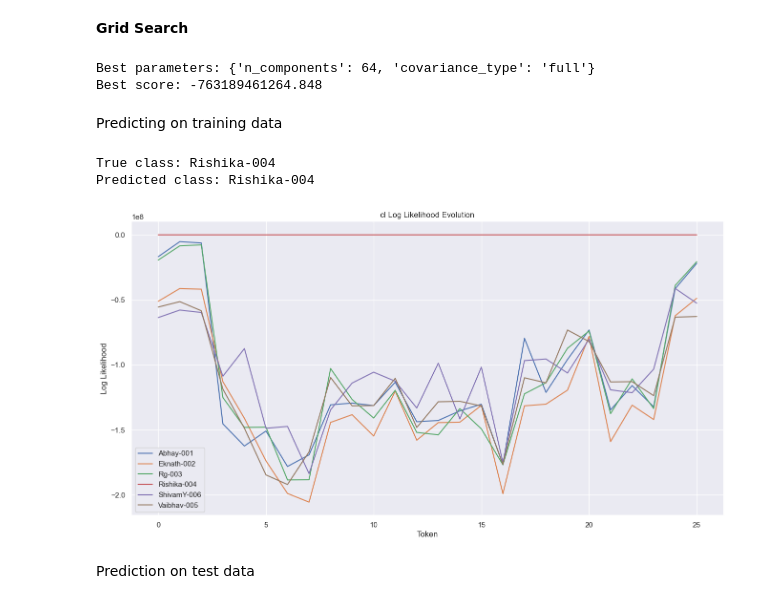
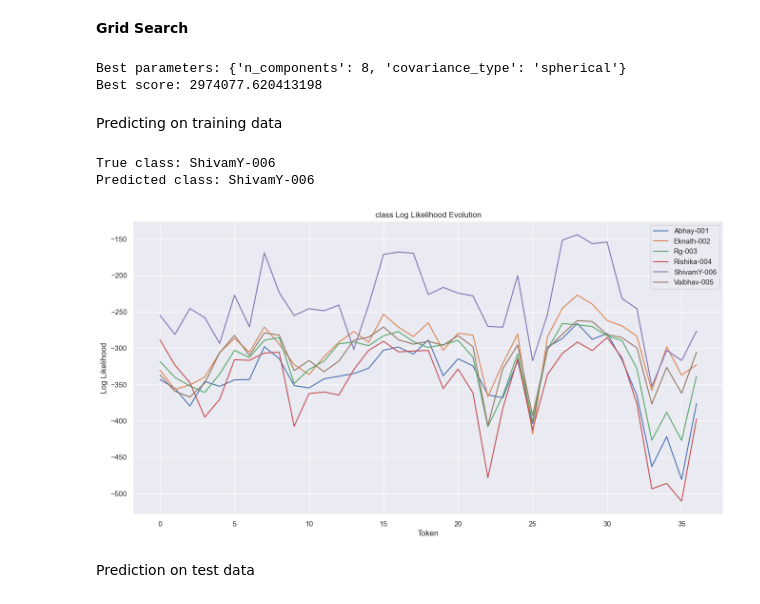
Before and after one commit to adityaprakash-work/DS403-Introduction-to-Statistical-Learning-IIT-Mandi, a Jupyter notebook: DS403_Assignment_4_B20001/Q2/code.ipynb, the cells around one changed output. Cells and saved outputs as stored; diff of their text form; code cells hidden in the pictures.

```diff
--- a/DS403_Assignment_4_B20001/Q2/code.ipynb
+++ b/DS403_Assignment_4_B20001/Q2/code.ipynb
@@ -466,7 +466,7 @@ for speaker in speakers:
 # %% [markdown]
 ## **Speech recognition model**
 # %%
-class SpeechSenseMFCC:
+class AudioSenseMFCC:
     def __init__(
         self, n_components=16, covariance_type="full", token_length=0.2, fps=50
     ):
@@ -552,7 +552,7 @@ class SpeechSenseMFCC:
         sns.set_theme(style="darkgrid")
         for cl in self.classes:
             plt.plot(token_view_llevo[cl], label=f"{cl}")
-        plt.title("cl Log Likelihood Evolution")
+        plt.title("class Log Likelihood Evolution")
         plt.xlabel("Token")
         plt.ylabel("Log Likelihood")
         plt.legend()
@@ -571,9 +571,6 @@ class SpeechSenseMFCC:
 # %% [markdown]
 **Grid Search**
 # %%
-def smm_agg_bic_score(model, X):
-    return -model.agg_bic(X)
-
 param_grid = {
     "n_components": [8, 16, 32, 64],
     "covariance_type": ["full", "diag", "spherical"],
@@ -582,44 +579,44 @@ param_grid = {
 # Custom grid search
 best_score = np.inf
 best_params = None
-best_ssm_model = None
+best_asm_model = None
 
 for n_components in param_grid["n_components"]:
     for covariance_type in param_grid["covariance_type"]:
-        model = SpeechSenseMFCC(
+        model = AudioSenseMFCC(
             n_components=n_components, covariance_type=covariance_type
         )
         model.fit(Xtr, Ytr)
-        score = smm_agg_bic_score(model, Xtr)
+        score = model.agg_bic(Xtr)
         if score < best_score:
             best_score = score
             best_params = {
                 "n_components": n_components,
                 "covariance_type": covariance_type,
             }
-            best_ssm_model = model
+            best_asm_model = model
 
 print("Best parameters:", best_params)
 print("Best score:", best_score)
 # %% [output]
-Best parameters: {'n_components': 64, 'covariance_type': 'full'}
-Best score: -763189461264.848
+Best parameters: {'n_components': 8, 'covariance_type': 'spherical'}
+Best score: 2974077.620413198
 # %% [markdown]
 Predicting on training data
 # %%
-x_sample = Xtr[19]
-y_sample = Ytr[19]
+x_sample = Xtr[21]
+y_sample = Ytr[21]
 
-tslle = best_ssm_model.predict_class_log_likelihood(x_sample, view="token")
-y_pred = best_ssm_model.predict_class(x_sample)
+tslle = best_asm_model.predict_class_log_likelihood(x_sample, view="token")
+y_pred = best_asm_model.predict_class(x_sample)
 
 print(f"True class: {y_sample}")
 print(f"Predicted class: {y_pred}")
-best_ssm_model.plot_class_log_likelihood_evolution(tslle)
+best_asm_model.plot_class_log_likelihood_evolution(tslle)
 # %% [output]
-True class: Rishika-004
-Predicted class: Rishika-004
+True class: ShivamY-006
+Predicted class: ShivamY-006
-[figure, old version]
+[figure, new version]
 # %% [markdown]
 Prediction on test data
 # %%
```
Also changed, not shown: parts of 2 cells of this notebook, 1 other file.
